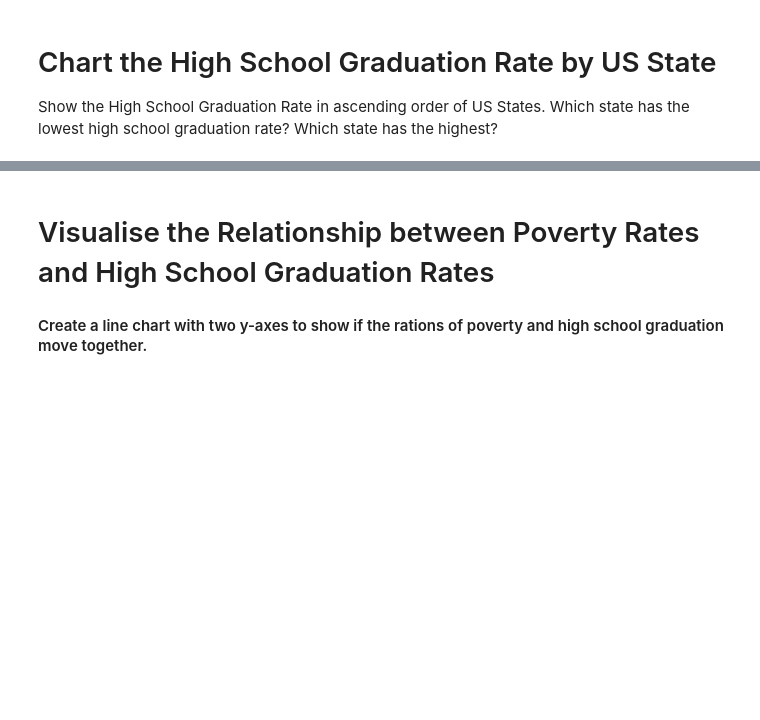
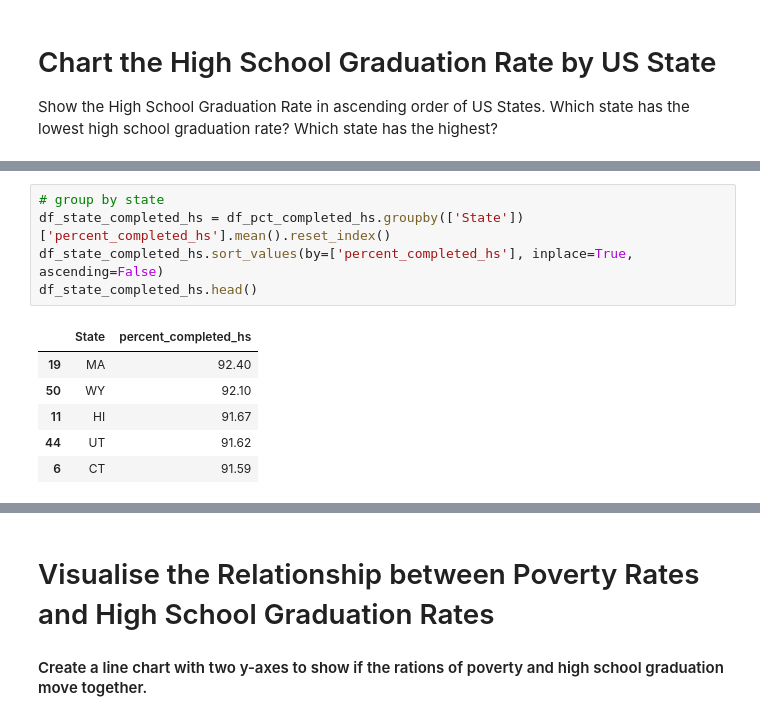
Before and after one commit to cdosorio/python-100-days, a Jupyter notebook: 099-pandas-Fatal-Force/Fatal_Force_(start).ipynb, the cells around one changed output, grey strips where cells are left out. Cells and saved outputs as stored; diff of their text form; blank space fills up the shorter version.

```diff
--- a/099-pandas-Fatal-Force/Fatal_Force_(start).ipynb
+++ b/099-pandas-Fatal-Force/Fatal_Force_(start).ipynb
@@ -194,0 +209,12 @@ Show the High School Graduation Rate in ascending order of US States. Which stat
+# %%
+# group by state
+df_state_completed_hs = df_pct_completed_hs.groupby(['State'])['percent_completed_hs'].mean().reset_index()
+df_state_completed_hs.sort_values(by=['percent_completed_hs'], inplace=True, ascending=False)
+df_state_completed_hs.head()
+# %% [output]
+|  | State | percent_completed_hs |
+| 19 | MA | 92.40 |
+| 50 | WY | 92.10 |
+| 11 | HI | 91.67 |
+| 44 | UT | 91.62 |
+| 6 | CT | 91.59 |
```
Also changed, not shown: parts of 7 cells of this notebook.
